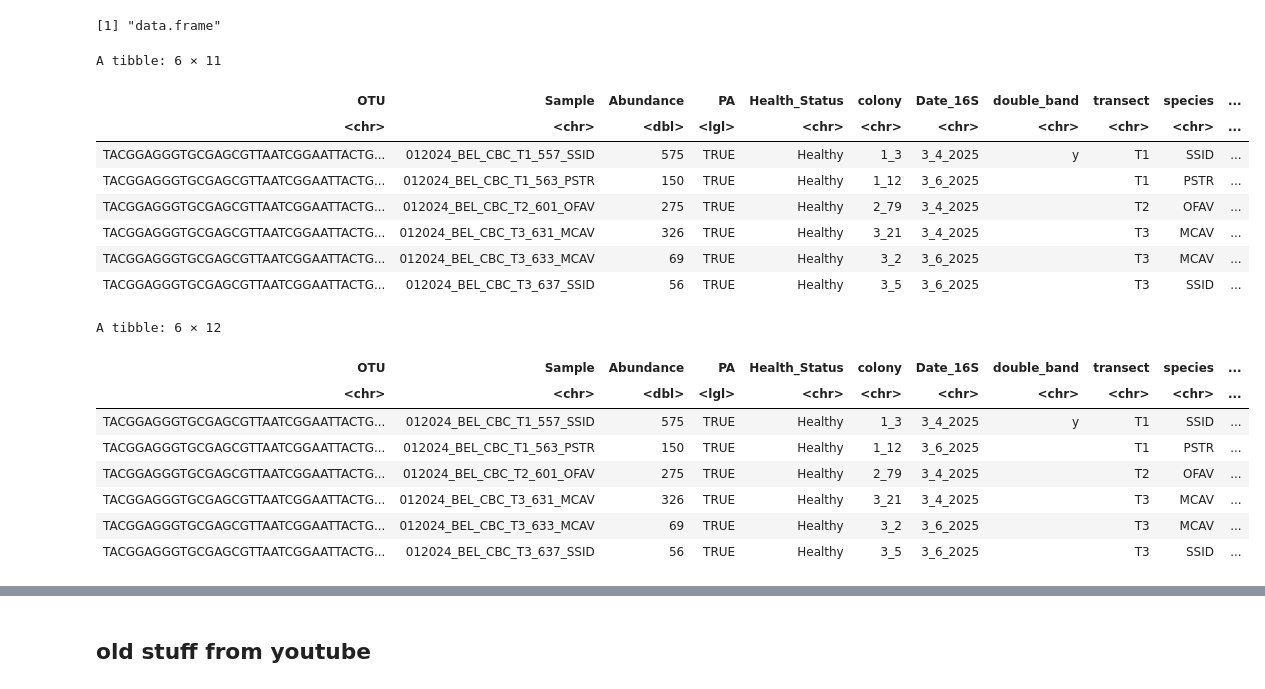
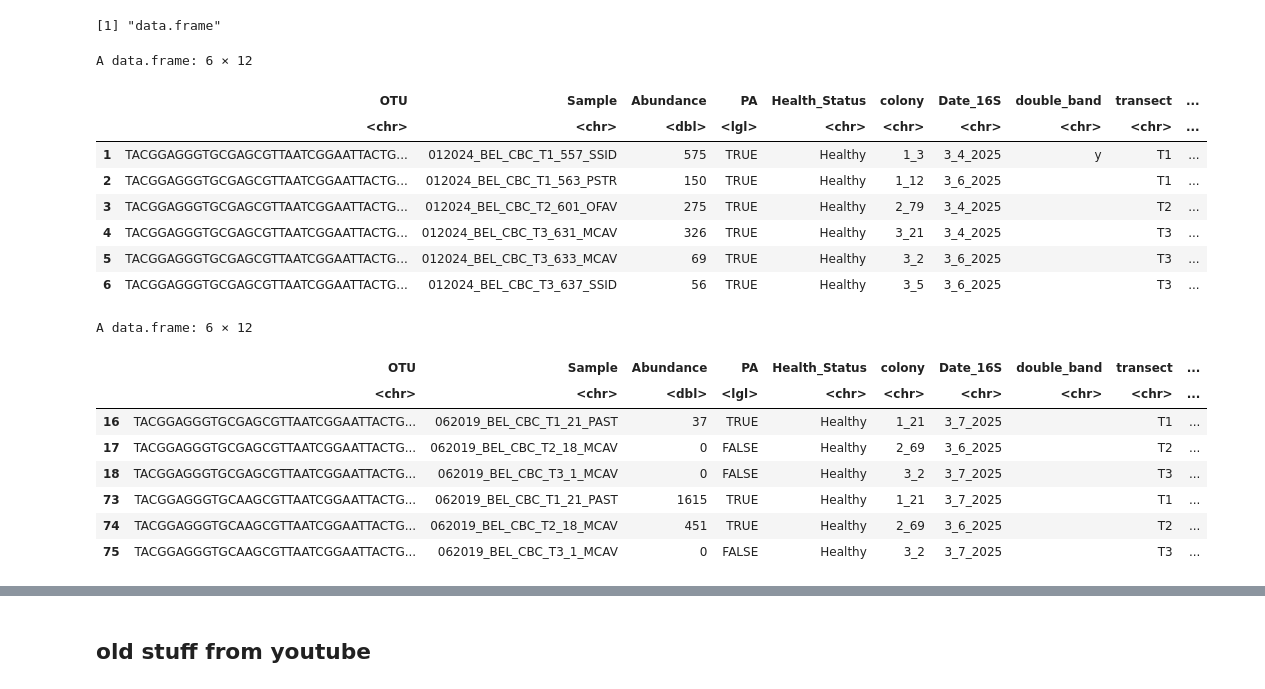
Before and after one commit to cdesouza02/BEL_16S_output, a Jupyter notebook: genefilter.ipynb, the cells around one changed output, grey strips where cells are left out. Drawn from its saved outputs; the diff is of its cells as text; code cells hidden in the pictures.

```diff
--- a/genefilter.ipynb
+++ b/genefilter.ipynb
@@ -273,54 +273,37 @@ sam$Sample <- rownames(sample_data(ps_clean))
 # %%
 #make phyloseq object pivot longer, but include metadata
 ps_long <- otu %>%
   rownames_to_column("OTU") %>%
   pivot_longer(
     cols = -OTU,
     names_to = "Sample",
     values_to = "Abundance"
   ) %>%
   mutate(PA = Abundance > 0) %>%
   left_join(
     sam %>%
       as.data.frame() %>%           # <-- IMPORTANT: convert away from sample_data() class
       select(
         Sample, Health_Status, colony, Date_16S,
         double_band, transect, species, MonthYear
       ),
     by = "Sample"
   )
-head(ps_long)
+
 # 1. create proper Date variable
+ps_long <- as.data.frame(ps_long)
 ps_long$MonthYearDate <- as.Date(
   paste0("01 ", ps_long$MonthYear),
   format = "%d %b %Y"
 )
-
-# 2. reorder MonthYear as a factor in chronological order
-ps_long$MonthYear <- factor(
-  ps_long$MonthYear,
-  levels = unique(ps_long$MonthYear[order(ps_long$MonthYearDate)])
-)
-
-# Restore rownames
-rownames(ps_long) <- sample_clean$SampleID
 head(ps_long)
 # %% [output]
-A tibble: 6 × 11
+A data.frame: 6 × 12
-| OTU | Sample | Abundance | PA | Health_Status | colony | Date_16S | double_band | transect | species | ... |
-| <chr> | <chr> | <dbl> | <lgl> | <chr> | <chr> | <chr> | <chr> | <chr> | <chr> | ... |
-| TACGGAGGGTGCGAGCGTTAATCGGAATTACTG... | 012024_BEL_CBC_T1_557_SSID | 575 | TRUE | Healthy | 1_3 | 3_4_2025 | y | T1 | SSID | ... |
-| TACGGAGGGTGCGAGCGTTAATCGGAATTACTG... | 012024_BEL_CBC_T1_563_PSTR | 150 | TRUE | Healthy | 1_12 | 3_6_2025 |  | T1 | PSTR | ... |
-| TACGGAGGGTGCGAGCGTTAATCGGAATTACTG... | 012024_BEL_CBC_T2_601_OFAV | 275 | TRUE | Healthy | 2_79 | 3_4_2025 |  | T2 | OFAV | ... |
-| TACGGAGGGTGCGAGCGTTAATCGGAATTACTG... | 012024_BEL_CBC_T3_631_MCAV | 326 | TRUE | Healthy | 3_21 | 3_4_2025 |  | T3 | MCAV | ... |
-| TACGGAGGGTGCGAGCGTTAATCGGAATTACTG... | 012024_BEL_CBC_T3_633_MCAV | 69 | TRUE | Healthy | 3_2 | 3_6_2025 |  | T3 | MCAV | ... |
-| TACGGAGGGTGCGAGCGTTAATCGGAATTACTG... | 012024_BEL_CBC_T3_637_SSID | 56 | TRUE | Healthy | 3_5 | 3_6_2025 |  | T3 | SSID | ... |
+|  | OTU | Sample | Abundance | PA | Health_Status | colony | Date_16S | double_band | transect | ... |
+|  | <chr> | <chr> | <dbl> | <lgl> | <chr> | <chr> | <chr> | <chr> | <chr> | ... |
+| 1 | TACGGAGGGTGCGAGCGTTAATCGGAATTACTG... | 012024_BEL_CBC_T1_557_SSID | 575 | TRUE | Healthy | 1_3 | 3_4_2025 | y | T1 | ... |
+| 2 | TACGGAGGGTGCGAGCGTTAATCGGAATTACTG... | 012024_BEL_CBC_T1_563_PSTR | 150 | TRUE | Healthy | 1_12 | 3_6_2025 |  | T1 | ... |
+| 3 | TACGGAGGGTGCGAGCGTTAATCGGAATTACTG... | 012024_BEL_CBC_T2_601_OFAV | 275 | TRUE | Healthy | 2_79 | 3_4_2025 |  | T2 | ... |
+| 4 | TACGGAGGGTGCGAGCGTTAATCGGAATTACTG... | 012024_BEL_CBC_T3_631_MCAV | 326 | TRUE | Healthy | 3_21 | 3_4_2025 |  | T3 | ... |
+| 5 | TACGGAGGGTGCGAGCGTTAATCGGAATTACTG... | 012024_BEL_CBC_T3_633_MCAV | 69 | TRUE | Healthy | 3_2 | 3_6_2025 |  | T3 | ... |
+| 6 | TACGGAGGGTGCGAGCGTTAATCGGAATTACTG... | 012024_BEL_CBC_T3_637_SSID | 56 | TRUE | Healthy | 3_5 | 3_6_2025 |  | T3 | ... |
-A tibble: 6 × 12
-| OTU | Sample | Abundance | PA | Health_Status | colony | Date_16S | double_band | transect | species | ... |
-| <chr> | <chr> | <dbl> | <lgl> | <chr> | <chr> | <chr> | <chr> | <chr> | <chr> | ... |
-| TACGGAGGGTGCGAGCGTTAATCGGAATTACTG... | 012024_BEL_CBC_T1_557_SSID | 575 | TRUE | Healthy | 1_3 | 3_4_2025 | y | T1 | SSID | ... |
-| TACGGAGGGTGCGAGCGTTAATCGGAATTACTG... | 012024_BEL_CBC_T1_563_PSTR | 150 | TRUE | Healthy | 1_12 | 3_6_2025 |  | T1 | PSTR | ... |
-| TACGGAGGGTGCGAGCGTTAATCGGAATTACTG... | 012024_BEL_CBC_T2_601_OFAV | 275 | TRUE | Healthy | 2_79 | 3_4_2025 |  | T2 | OFAV | ... |
-| TACGGAGGGTGCGAGCGTTAATCGGAATTACTG... | 012024_BEL_CBC_T3_631_MCAV | 326 | TRUE | Healthy | 3_21 | 3_4_2025 |  | T3 | MCAV | ... |
-| TACGGAGGGTGCGAGCGTTAATCGGAATTACTG... | 012024_BEL_CBC_T3_633_MCAV | 69 | TRUE | Healthy | 3_2 | 3_6_2025 |  | T3 | MCAV | ... |
-| TACGGAGGGTGCGAGCGTTAATCGGAATTACTG... | 012024_BEL_CBC_T3_637_SSID | 56 | TRUE | Healthy | 3_5 | 3_6_2025 |  | T3 | SSID | ... |
@@ -327 +318,13 @@ A tibble: 6 × 12
+# %%
+head(ps_long)
+# %% [output]
+A data.frame: 6 × 12
+|  | OTU | Sample | Abundance | PA | Health_Status | colony | Date_16S | double_band | transect | ... |
+|  | <chr> | <chr> | <dbl> | <lgl> | <chr> | <chr> | <chr> | <chr> | <chr> | ... |
+| 16 | TACGGAGGGTGCGAGCGTTAATCGGAATTACTG... | 062019_BEL_CBC_T1_21_PAST | 37 | TRUE | Healthy | 1_21 | 3_7_2025 |  | T1 | ... |
+| 17 | TACGGAGGGTGCGAGCGTTAATCGGAATTACTG... | 062019_BEL_CBC_T2_18_MCAV | 0 | FALSE | Healthy | 2_69 | 3_6_2025 |  | T2 | ... |
+| 18 | TACGGAGGGTGCGAGCGTTAATCGGAATTACTG... | 062019_BEL_CBC_T3_1_MCAV | 0 | FALSE | Healthy | 3_2 | 3_7_2025 |  | T3 | ... |
+| 73 | TACGGAGGGTGCAAGCGTTAATCGGAATTACTG... | 062019_BEL_CBC_T1_21_PAST | 1615 | TRUE | Healthy | 1_21 | 3_7_2025 |  | T1 | ... |
+| 74 | TACGGAGGGTGCAAGCGTTAATCGGAATTACTG... | 062019_BEL_CBC_T2_18_MCAV | 451 | TRUE | Healthy | 2_69 | 3_6_2025 |  | T2 | ... |
+| 75 | TACGGAGGGTGCAAGCGTTAATCGGAATTACTG... | 062019_BEL_CBC_T3_1_MCAV | 0 | FALSE | Healthy | 3_2 | 3_7_2025 |  | T3 | ... |
 # %%
```
Also changed, not shown: parts of 35 cells of this notebook.
